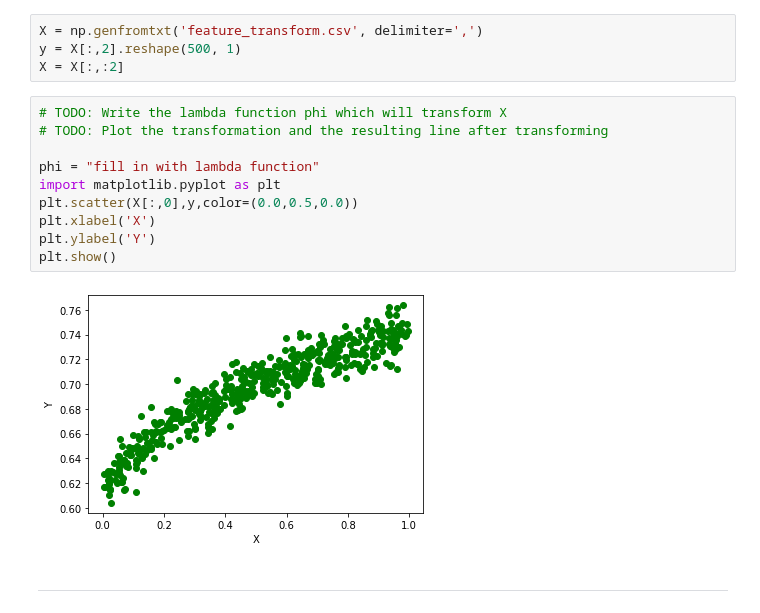
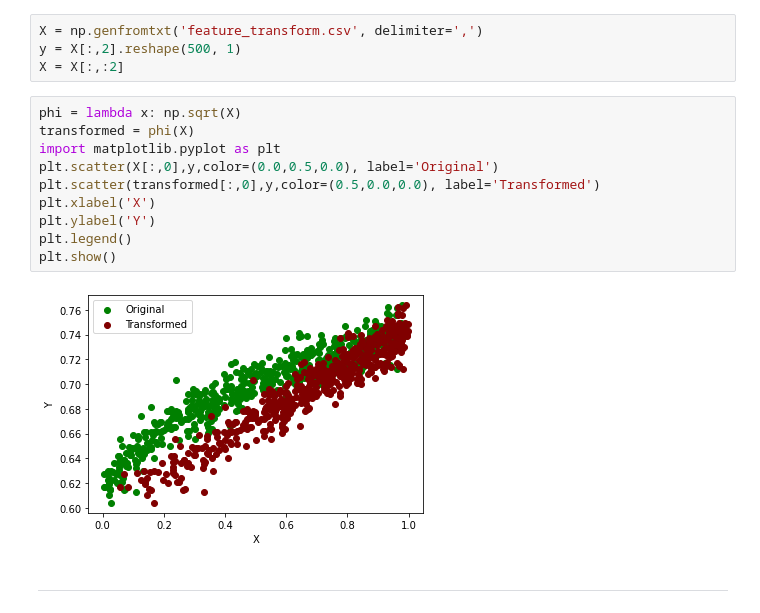
Before and after one commit to harishbommakanti/Homework-1, a Jupyter notebook: Homework-1.ipynb, the cells around one changed output. Drawn from its saved outputs; the diff is of its cells as text.

Commit message:
finished the lambda function, just need to do the last explanation part and tidy up notebook

```diff
--- a/Homework-1.ipynb
+++ b/Homework-1.ipynb
@@ -522,17 +522,17 @@ X = np.genfromtxt('feature_transform.csv', delimiter=',')
 y = X[:,2].reshape(500, 1)
 X = X[:,:2]
 # %%
-# TODO: Write the lambda function phi which will transform X
-# TODO: Plot the transformation and the resulting line after transforming
-
-phi = "fill in with lambda function"
+phi = lambda x: np.sqrt(X)
+transformed = phi(X)
 import matplotlib.pyplot as plt
-plt.scatter(X[:,0],y,color=(0.0,0.5,0.0))
+plt.scatter(X[:,0],y,color=(0.0,0.5,0.0), label='Original')
+plt.scatter(transformed[:,0],y,color=(0.5,0.0,0.0), label='Transformed')
 plt.xlabel('X')
 plt.ylabel('Y')
+plt.legend()
 plt.show()
 # %% [output]
-[figure, old version]
+[figure, new version]
 # %% [markdown]
 <hr class='light-separate' />
 # %% [markdown]
```
